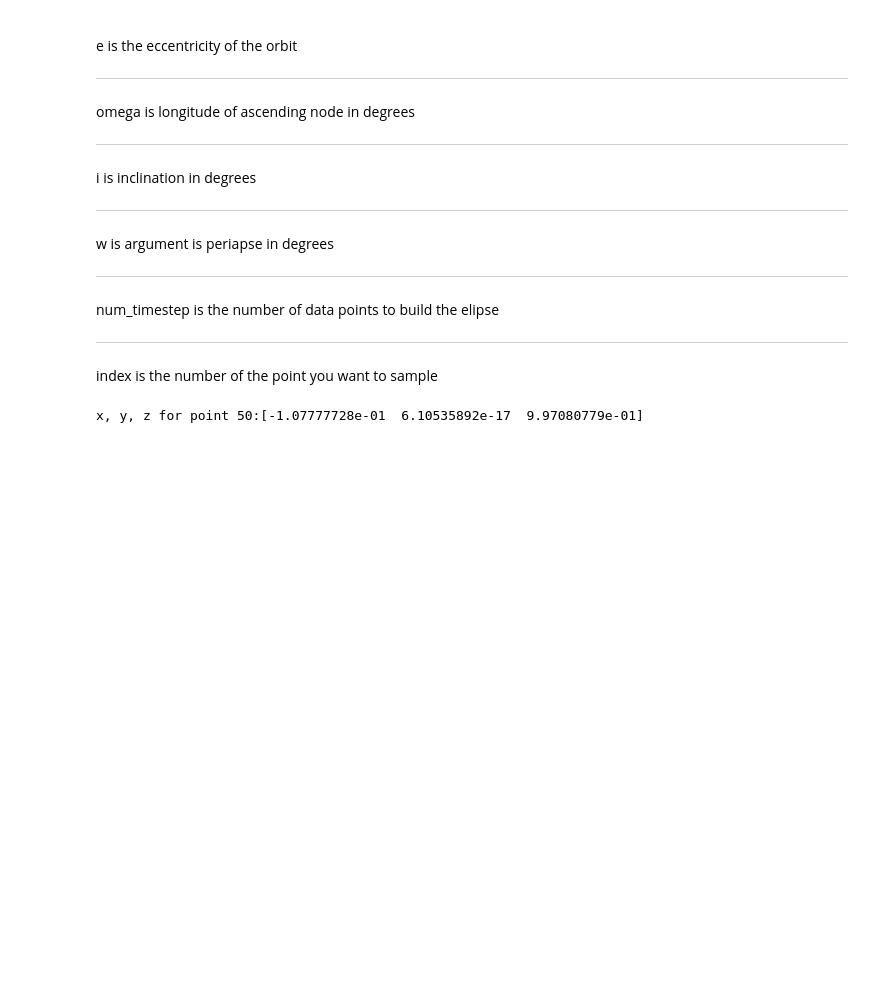
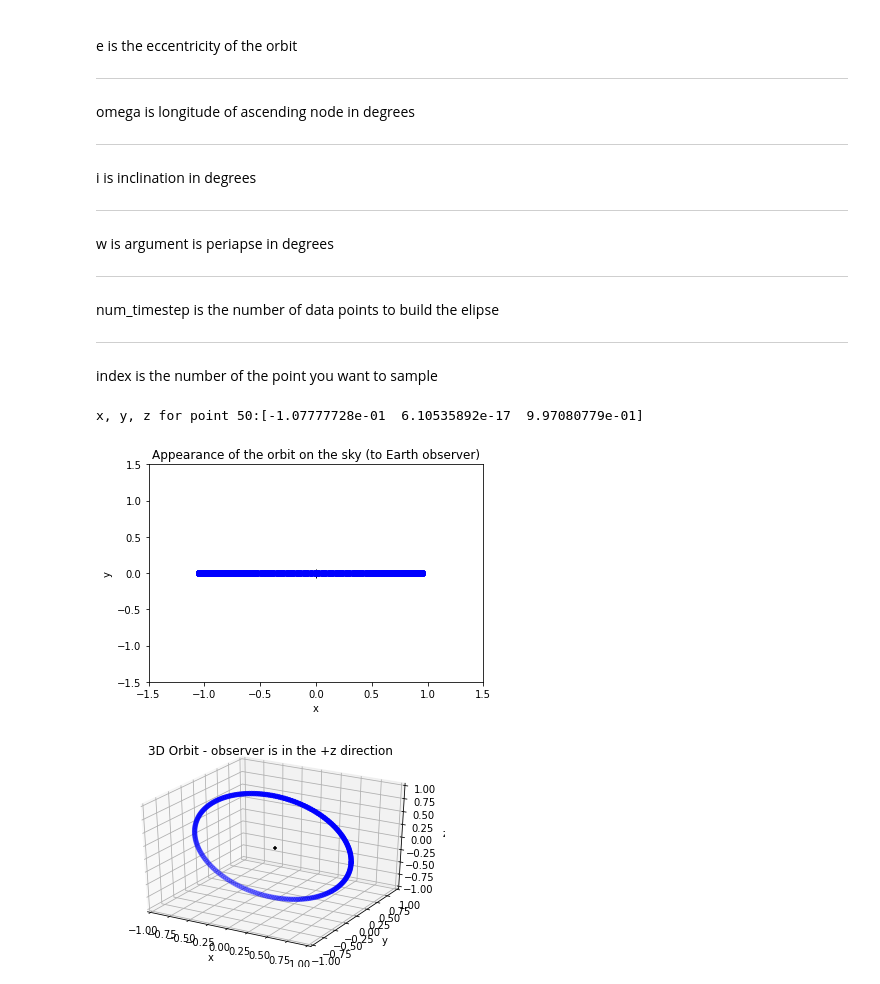
Before and after one commit to bricktoast/Test-Drift-Rates, a Jupyter notebook: PyAstronomy_Tutorial.ipynb, the cells around one changed output. Drawn from its saved outputs; the diff is of its cells as text; code cells hidden in the pictures; blank space fills up the shorter version.

Commit message:
built plotting function, plots are not interactive as Colab does not support %matplotlib notebook

```diff
--- a/PyAstronomy_Tutorial.ipynb
+++ b/PyAstronomy_Tutorial.ipynb
@@ -70,3 +78,38 @@ def build_and_sample_ellipse(semimajor, period, e, omega, i, w, num_timestep, in
 print(build_and_sample_ellipse(1, 1, 0.05, 0, 90, 0, 200, 50))
 # %% [output]
 x, y, z for point 50:[-1.07777728e-01  6.10535892e-17  9.97080779e-01]
+# %%
+# This function will build and plot the ellipse
+def build_and_plot_ellipse(semimajor, period, e, omega, i, w, num_timestep):
+    ke = pyasl.KeplerEllipse(semimajor, period, e, Omega = omega,i = i,w = w)
+    # Build the ellipse
+    t = np.linspace(0, period, num_timestep)
+    # Make a time axis
+    pos = ke.xyzPos(t)
+    # Marks data points at each timestep
+    plt.figure()
+    plt.xlabel("x")
+    plt.ylabel("y")
+    plt.xlim((-1.5,1.5))
+    plt.ylim((-1.5,1.5))
+    plt.title("Appearance of the orbit on the sky (to Earth observer)")
+    plt.plot([0], [0], 'k+', markersize=9)
+    plt.plot(pos[::, 0], pos[::, 1], 'bo')
+    plt.figure()
+    ax = plt.axes(projection='3d')
+    ax.set_title("3D Orbit - observer is in the +z direction")
+    ax.scatter(0, 0, 0, color='black', marker='+')
+    ax.scatter3D(pos[::, 0], pos[::, 1], pos[::, 2], color='blue')
+    ax.set_xlim((-1,1))
+    ax.set_ylim((-1,1))
+    ax.set_zlim((-1,1))
+    ax.set_xlabel("x")
+    ax.set_ylabel("y")
+    ax.set_zlabel("z")
+    return
+# %%
+build_and_plot_ellipse(1, 1, 0.05, 0, 90, 0, 200)
+plt.show()
+# %% [output]
+[figure, added]
+[figure, added]
```
Also changed, not shown: parts of 2 cells of this notebook.
